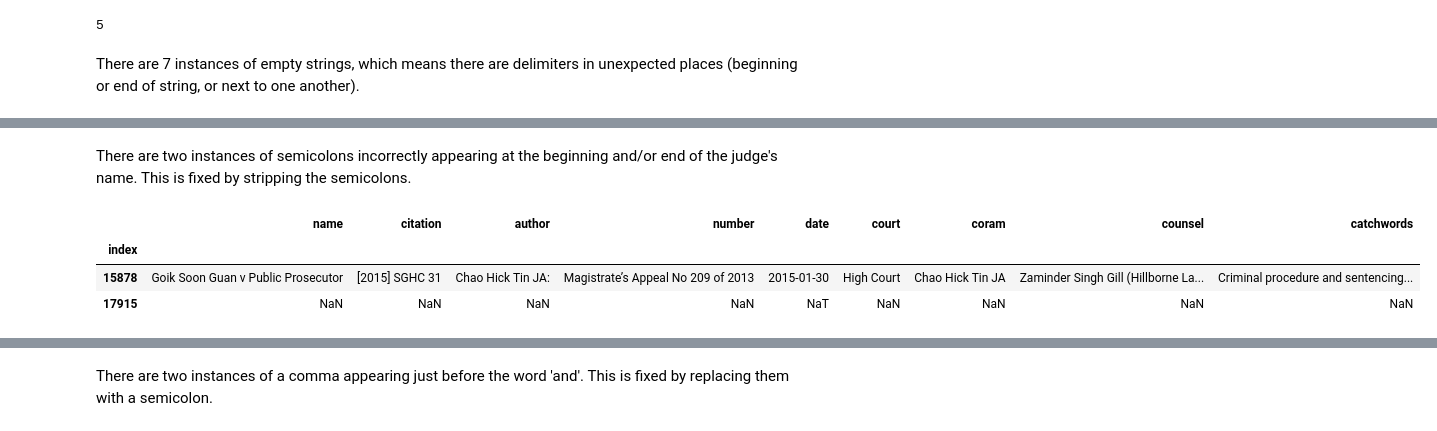
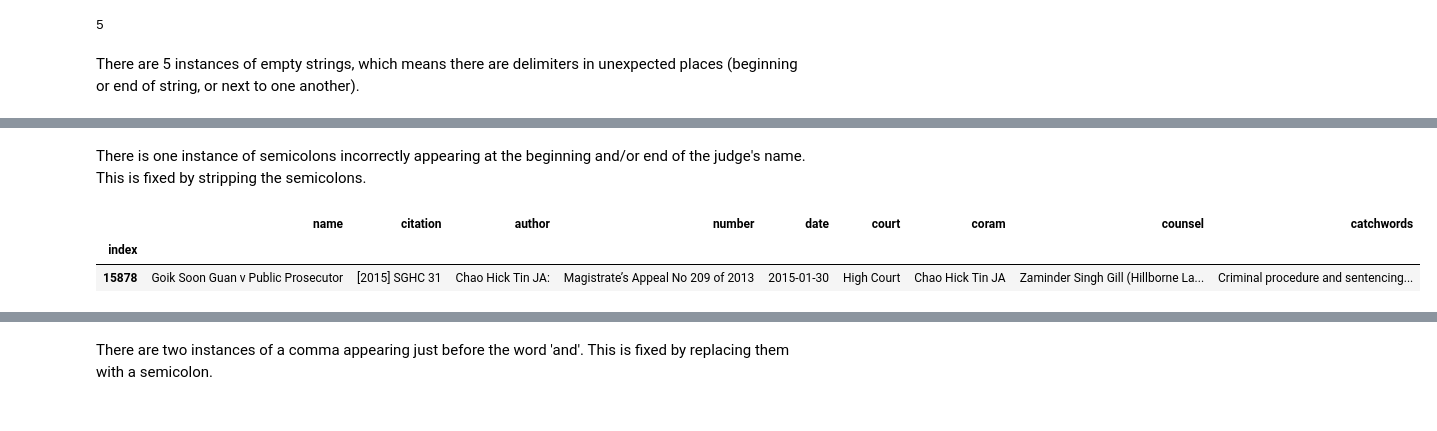
Before and after one commit to saravananpsg/sg-judgments, a Jupyter notebook: data/data_wrangling.ipynb, the cells around one changed output, grey strips where cells are left out. Drawn from its saved outputs; the diff is of its cells as text; code cells hidden in the pictures.

```diff
--- a/data/data_wrangling.ipynb
+++ b/data/data_wrangling.ipynb
@@ -635,7 +635,7 @@ len(judges[judges[0]==''])
 # %% [output]
 5
 # %% [markdown]
-There are 7 instances of empty strings, which means there are delimiters in unexpected places (beginning or end of string, or next to one another).
+There are 5 instances of empty strings, which means there are delimiters in unexpected places (beginning or end of string, or next to one another).
 # %%
 df[df.coram.str.startswith(';', na=False) | df.coram.str.endswith(';', na=False)]
 # %% [output]
@@ -643,15 +643,14 @@ df[df.coram.str.startswith(';', na=False) | df.coram.str.endswith(';', na=False)
 | index |  |  |  |  |  |  |  |  |  |
 | 15878 | Goik Soon Guan v Public Prosecutor | [2015] SGHC 31 | Chao Hick Tin JA: | Magistrate’s Appeal No 209 of 2013 | 2015-01-30 | High Court | Chao Hick Tin JA; | Zaminder Singh Gill (Hillborne La... | Criminal procedure and sentencing... |
 # %% [markdown]
-There are two instances of semicolons incorrectly appearing at the beginning and/or end of the judge's name. This is fixed by stripping the semicolons.
+There is one instance of semicolons incorrectly appearing at the beginning and/or end of the judge's name. This is fixed by stripping the semicolons.
 # %%
 df['coram']= df.coram.str.strip('; ')
-df.loc[[15878, 17915]]
+df.loc[[15878]]
 # %% [output]
 |  | name | citation | author | number | date | court | coram | counsel | catchwords |
 | index |  |  |  |  |  |  |  |  |  |
 | 15878 | Goik Soon Guan v Public Prosecutor | [2015] SGHC 31 | Chao Hick Tin JA: | Magistrate’s Appeal No 209 of 2013 | 2015-01-30 | High Court | Chao Hick Tin JA | Zaminder Singh Gill (Hillborne La... | Criminal procedure and sentencing... |
-| 17915 | NaN | NaN | NaN | NaN | NaT | NaN | NaN | NaN | NaN |
 # %%
 df[df.coram.str.contains(', and', na=False)]
 # %% [output]
```
Also changed, not shown: parts of 34 cells of this notebook.
